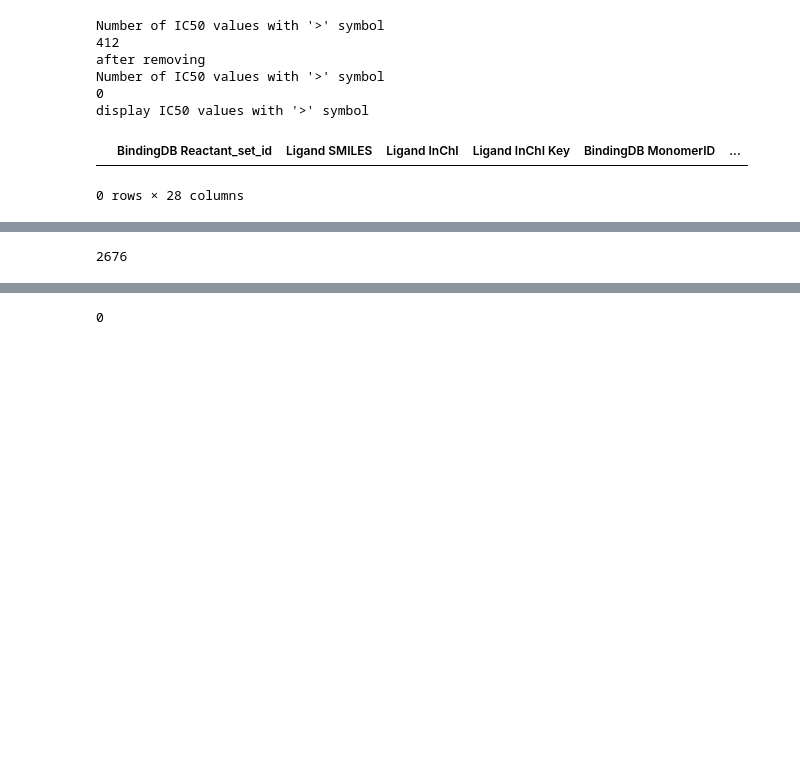
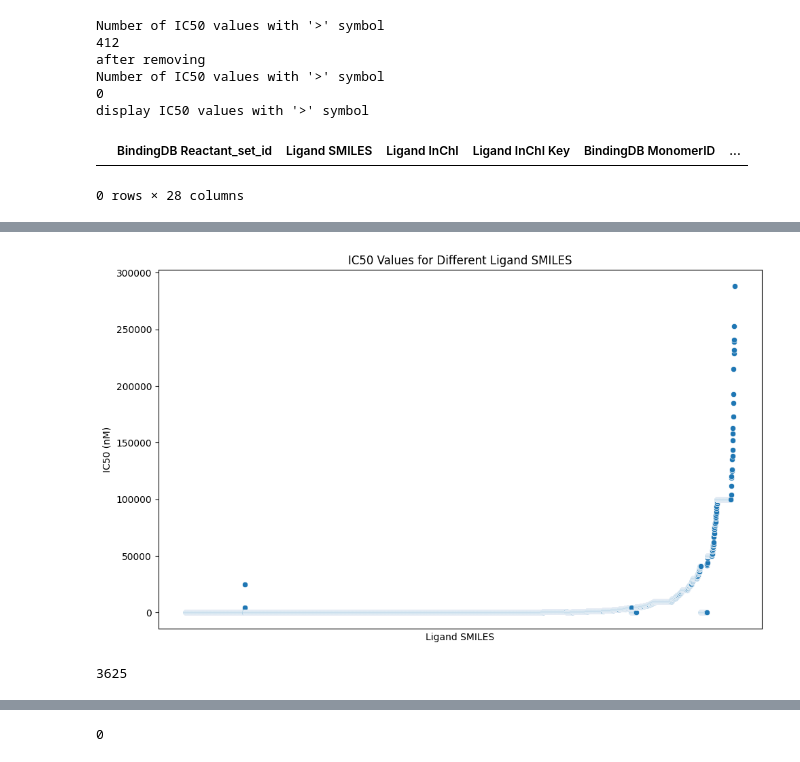
Before and after one commit to eujaidev/Mini-Project, a Jupyter notebook: Preprocessing.ipynb, the cells around one changed output, grey strips where cells are left out. Cells and saved outputs as stored; diff of their text form; code cells hidden in the pictures; blank space fills up the shorter version.

```diff
--- a/Preprocessing.ipynb
+++ b/Preprocessing.ipynb
@@ -264,5 +274,19 @@ plt.show()
+# %%
+plt.figure(figsize=(10, 6))
+sns.scatterplot(x='Ligand SMILES', y='IC50 (nM)', data=df)
+plt.xlabel('Ligand SMILES')
+plt.ylabel('IC50 (nM)')
+plt.title('IC50 Values for Different Ligand SMILES')
+# plt.axis('off')
+plt.xticks(rotation=90)  # Rotate x-axis labels for better readability
+# plt.yticks(np.linspace(0,500000,500))
+plt.tick_params(axis='x', which='both', bottom=False, top=False, labelbottom=False)
+plt.tight_layout()  # Adjust layout to prevent overlapping labels
+plt.show()
+# %% [output]
+[figure, added]
 # %%
-df = df[df['IC50 (nM)'] < 200]
+df = df[df['IC50 (nM)'] < 300000]
 len(df)
 # %% [output]
-2676
+3625
```
Also changed, not shown: parts of 15 cells of this notebook.
